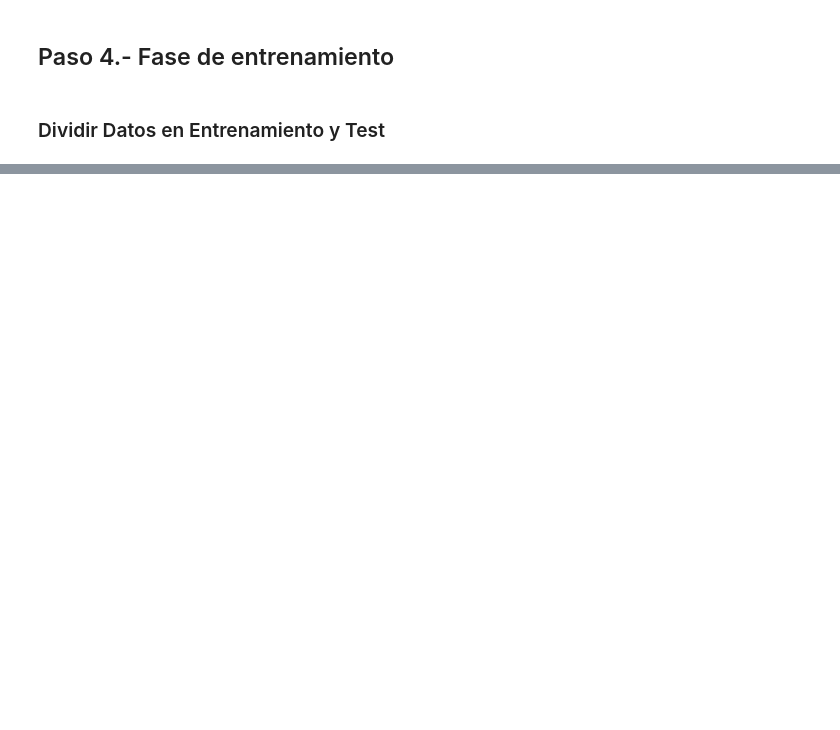
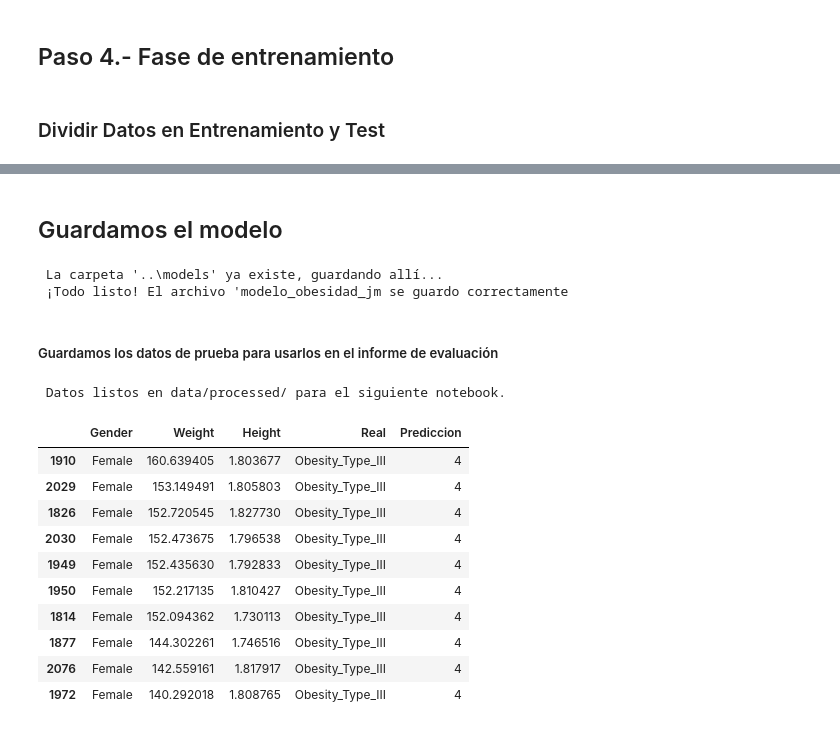
Before and after one commit to Bootcamp-IA-P6/p7_g1_multiclase, a Jupyter notebook: notebooks/processing_obesity_jm.ipynb, the cells around one changed output, grey strips where cells are left out. Cells and saved outputs as stored; diff of their text form; code cells hidden in the pictures; blank space fills up the shorter version.

```diff
--- a/notebooks/processing_obesity_jm.ipynb
+++ b/notebooks/processing_obesity_jm.ipynb
@@ -511,0 +353,78 @@ X_test.head(2)
+# %% [markdown]
+## Guardamos el modelo
+# %%
+import joblib
+import os
+
+folder_path = os.path.join('..', 'models')
+
+if not os.path.exists(folder_path):
+    os.makedirs(folder_path)
+    print(f"Carpeta '{folder_path}' creada (no existía).")
+else:
+    print(f" La carpeta '{folder_path}' ya existe, guardando allí...")
+
+
+modelo_final = grid_search.best_estimator_
+
+# 2. Creamos el paquete completo (Modelo + LabelEncoder)
+data_export = {
+    'pipeline': modelo_final,
+    'label_encoder': le,
+    'columnas': list(X_train.columns) # Guardamos los nombres de las columnas por si acaso
+}
+
+# 3. Guardamos en el disco
+joblib.dump(data_export, os.path.join(folder_path, 'modelo_obesidad-jm.pkl'))
+
+print(" ¡Todo listo! El archivo 'modelo_obesidad_jm se guardo correctamente")
+# %% [output]
+ La carpeta '..\models' ya existe, guardando allí...
+ ¡Todo listo! El archivo 'modelo_obesidad_jm se guardo correctamente
+# %% [markdown]
+##### Guardamos los datos de prueba para usarlos en el informe de evaluación
+# %%
+# Guardamos los datos de prueba para usarlos en el informe de evaluación
+import os
+
+# Creamos la carpeta de datos si no existe
+folder_data = '../data/processed/'
+if not os.path.exists(folder_data):
+    os.makedirs(folder_data)
+
+# Guardamos X_test e y_test_encoded
+X_test.to_csv(os.path.join(folder_data, 'X_test_jm.csv'), index=False)
+pd.DataFrame(y_test_encoded, columns=['Target']).to_csv(os.path.join(folder_data, 'y_test_jm.csv'), index=False)
+
+print(" Datos listos en data/processed/ para el siguiente notebook.")
+# %% [output]
+ Datos listos en data/processed/ para el siguiente notebook.
+# %%
+# 1. Obtenemos las predicciones del mejor modelo encontrado
+y_pred_v2 = grid_search.best_estimator_.predict(X_test)
+
+# 2. Creamos un DataFrame para cruzar datos
+# Usamos X_test.copy() para tener todas las características (incluyendo gender)
+analisis_v2 = X_test.copy()
+analisis_v2['Real'] = y_test.values
+analisis_v2['Prediccion'] = y_pred_v2
+
+# 3. Filtramos solo los registros donde el modelo falló
+errores_v2 = analisis_v2[analisis_v2['Real'] != analisis_v2['Prediccion']]
+
+# 4. Mostramos los errores ordenados por el Weight más alto
+cols_ver = ['Gender', 'Weight', 'Height', 'Real', 'Prediccion']
+errores_v2[cols_ver].sort_values(by='Weight', ascending=False).head(10)
+#errores_v2[cols_ver].sample(10)
+# %% [output]
+|  | Gender | Weight | Height | Real | Prediccion |
+| 1910 | Female | 160.639405 | 1.803677 | Obesity_Type_III | 4 |
+| 2029 | Female | 153.149491 | 1.805803 | Obesity_Type_III | 4 |
+| 1826 | Female | 152.720545 | 1.827730 | Obesity_Type_III | 4 |
+| 2030 | Female | 152.473675 | 1.796538 | Obesity_Type_III | 4 |
+| 1949 | Female | 152.435630 | 1.792833 | Obesity_Type_III | 4 |
+| 1950 | Female | 152.217135 | 1.810427 | Obesity_Type_III | 4 |
+| 1814 | Female | 152.094362 | 1.730113 | Obesity_Type_III | 4 |
+| 1877 | Female | 144.302261 | 1.746516 | Obesity_Type_III | 4 |
+| 2076 | Female | 142.559161 | 1.817917 | Obesity_Type_III | 4 |
+| 1972 | Female | 140.292018 | 1.808765 | Obesity_Type_III | 4 |
```
Also changed, not shown: parts of 73 cells of this notebook, 3 other files.
